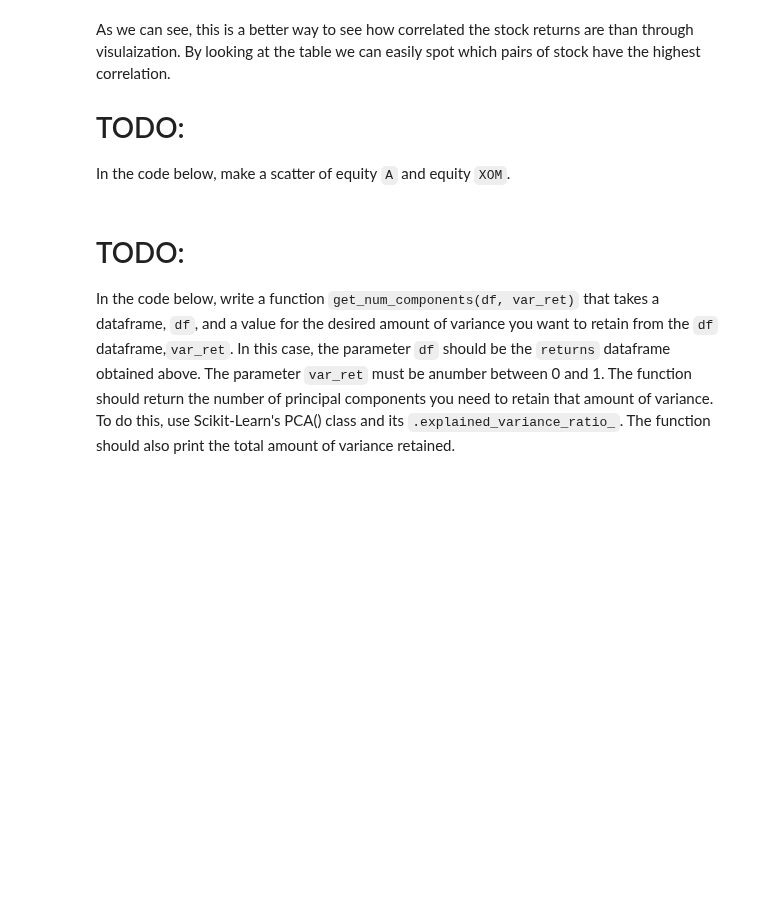
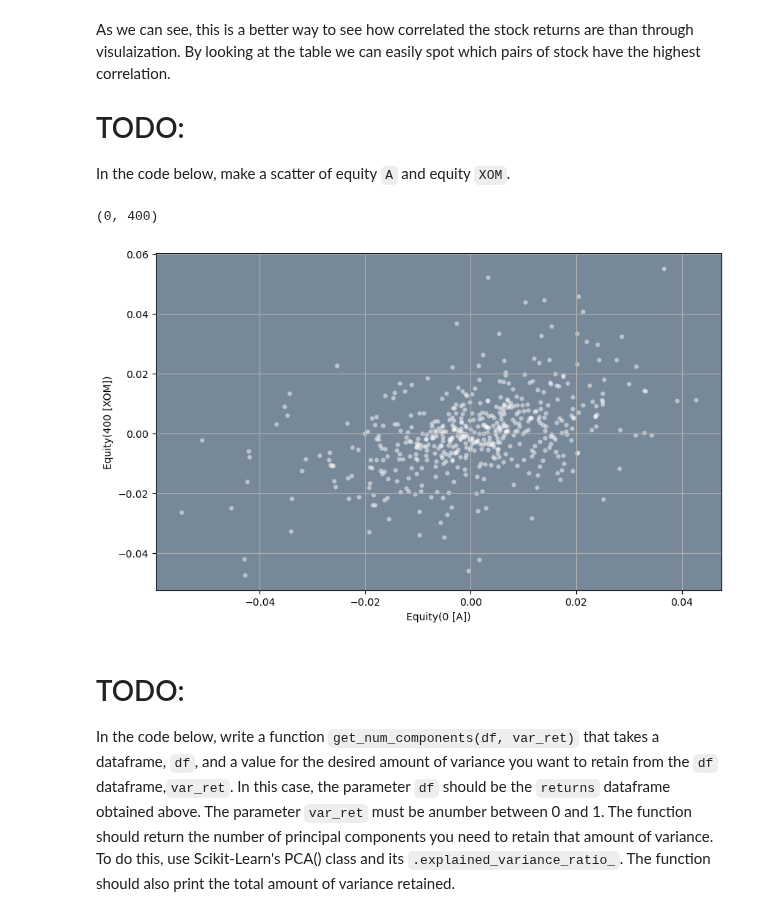
Before and after one commit to ansingh16/AI_for_trading, a Jupyter notebook: Notes/multifactor_models/pca_basics.ipynb, the cells around one changed output. Drawn from its saved outputs; the diff is of its cells as text; code cells hidden in the pictures; blank space fills up the shorter version.

```diff
--- a/Notes/multifactor_models/pca_basics.ipynb
+++ b/Notes/multifactor_models/pca_basics.ipynb
@@ -9,10 +9,15 @@ In the previous lesson we used 2-dimensional randomly correlated data to see how
 
 In the code below, we use `utils.get_returns` funtion to get the returns for stock data between `2011-01-05` and `2016-01-05`. You can change the start and end dates, but if you do, you have to make sure the dates are valid trading dates.
 # %%
+import sys
+import os
+
+sys.path.append(os.path.join(os.path.dirname('Notes'), '..'))
+
 import utils
 
 # Get the returns for the fiven start and end date. Both dates must be valid trading dates
-returns = utils.get_returns(start_date='2011-01-05', end_date='2016-01-05')
+returns = utils.get_data_returns()
 
 # Display the first rows of the returns
 returns.head()
@@ -46,12 +69,24 @@ As we can see, this is a better way to see how correlated the stock returns are
 # TODO:
 
 In the code below, make a scatter of equity `A` and equity `XOM`.
+# %%
+# get index of XOM stock
+symbols = [row.symbol for row in returns.columns]
+symbols.index('A'), symbols.index('XOM')
+# %% [output]
+(0, 400)
 # %%
 %matplotlib inline
 
 import matplotlib.pyplot as plt
 
 # Set the default figure size
 plt.rcParams['figure.figsize'] = [10.0, 6.0]
 
 # Make scatter plot
+# returns.columns
+ax = returns.plot.scatter(x = 0, y = 400, grid = True, color = 'white', alpha = 0.5, linewidth = 0)
+
+ax.set_facecolor('lightslategray')
+# %% [output]
+[figure, added]
```
Also changed, not shown: parts of 7 cells of this notebook.
